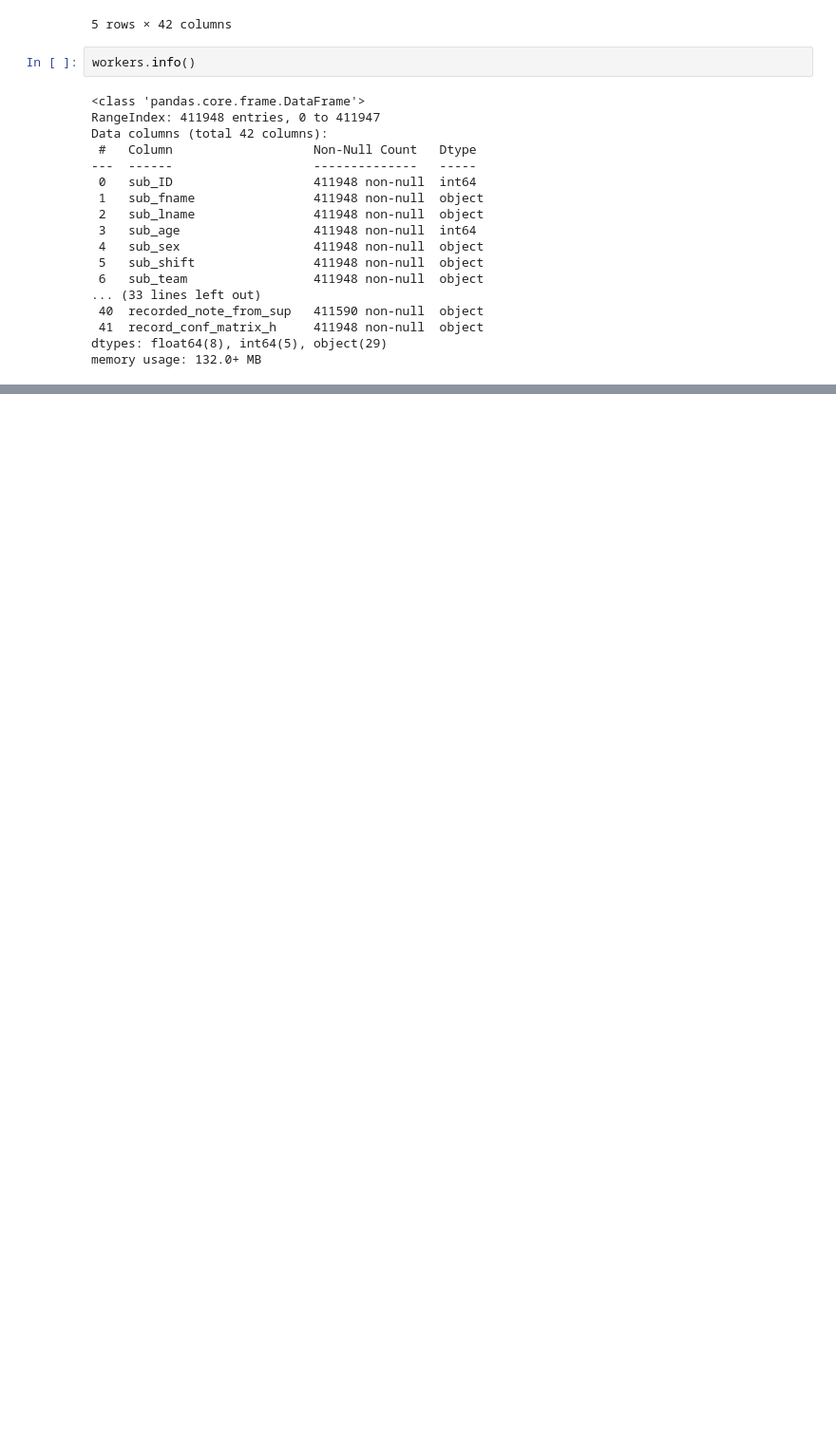
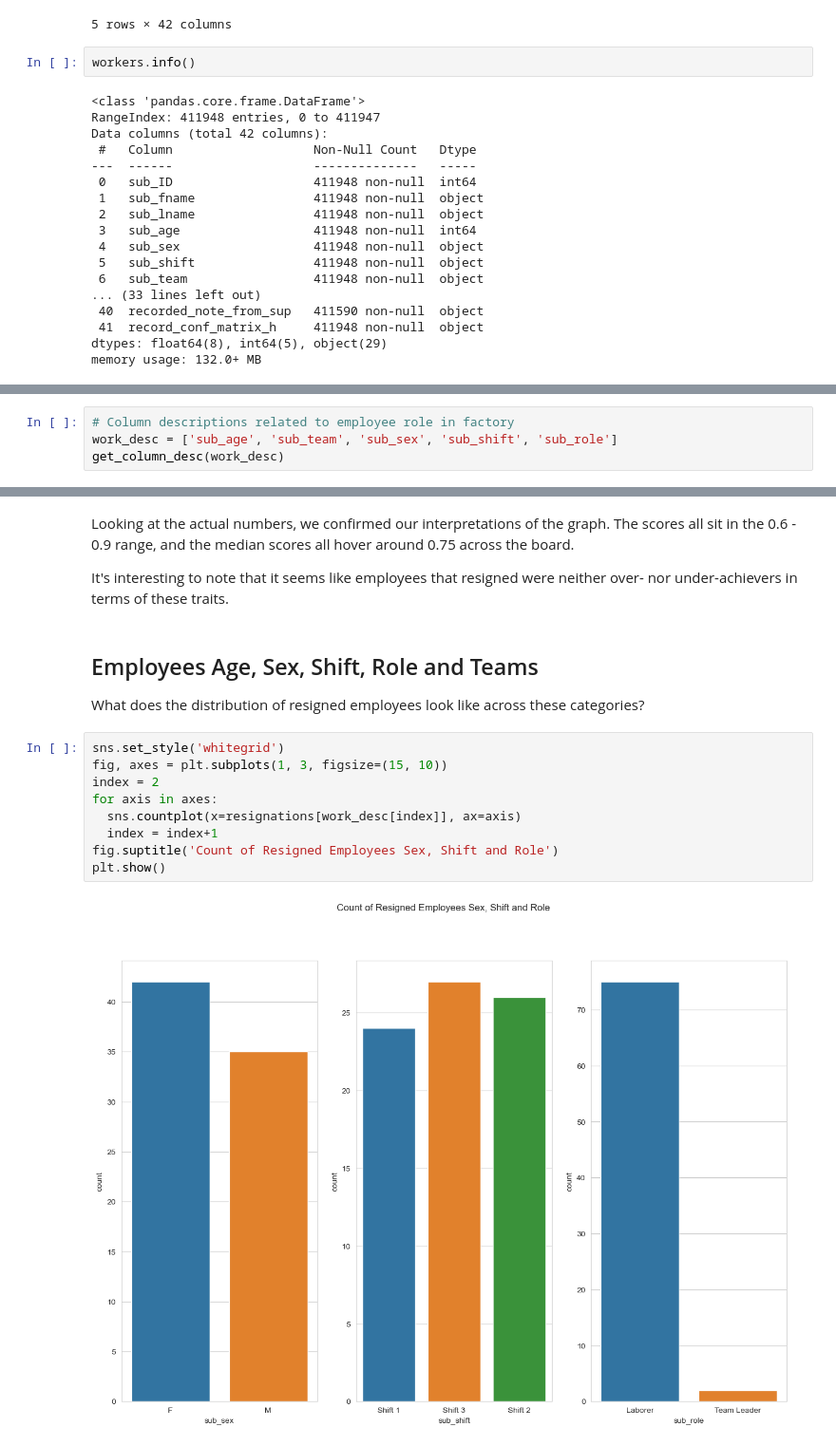
Before and after one commit to kyleanthonyr/Predicting-Employee-Attrition, a Jupyter notebook: notebooks/02-kar-eda.ipynb, the cells around one changed output, grey strips where cells are left out. Shown: that part at 95% size. Saved outputs shown, nothing was run; the diff lists cells and outputs as text; blank space fills up the shorter version.

```diff
--- a/notebooks/02-kar-eda.ipynb
+++ b/notebooks/02-kar-eda.ipynb
@@ -88,0 +265,4 @@ What were the different recorded 'events'?
+# %%
+# Column descriptions related to employee role in factory
+work_desc = ['sub_age', 'sub_team', 'sub_sex', 'sub_shift', 'sub_role']
+get_column_desc(work_desc)
@@ -118,0 +363,19 @@ plt.show()
+# %% [markdown]
+Looking at the actual numbers, we confirmed our interpretations of the graph. The scores all sit in the 0.6 - 0.9 range, and the median scores all hover around 0.75 across the board.
+
+It's interesting to note that it seems like employees that resigned were neither over- nor under-achievers in terms of these traits.
+# %% [markdown]
+## Employees Age, Sex, Shift, Role and Teams
+
+What does the distribution of resigned employees look like across these categories?
+# %%
+sns.set_style('whitegrid')
+fig, axes = plt.subplots(1, 3, figsize=(15, 10))
+index = 2
+for axis in axes:
+  sns.countplot(x=resignations[work_desc[index]], ax=axis)
+  index = index+1
+fig.suptitle('Count of Resigned Employees Sex, Shift and Role')
+plt.show()
+# %% [output]
+[figure, added]
```
Also changed, not shown: parts of 67 cells of this notebook, 2 other files.
